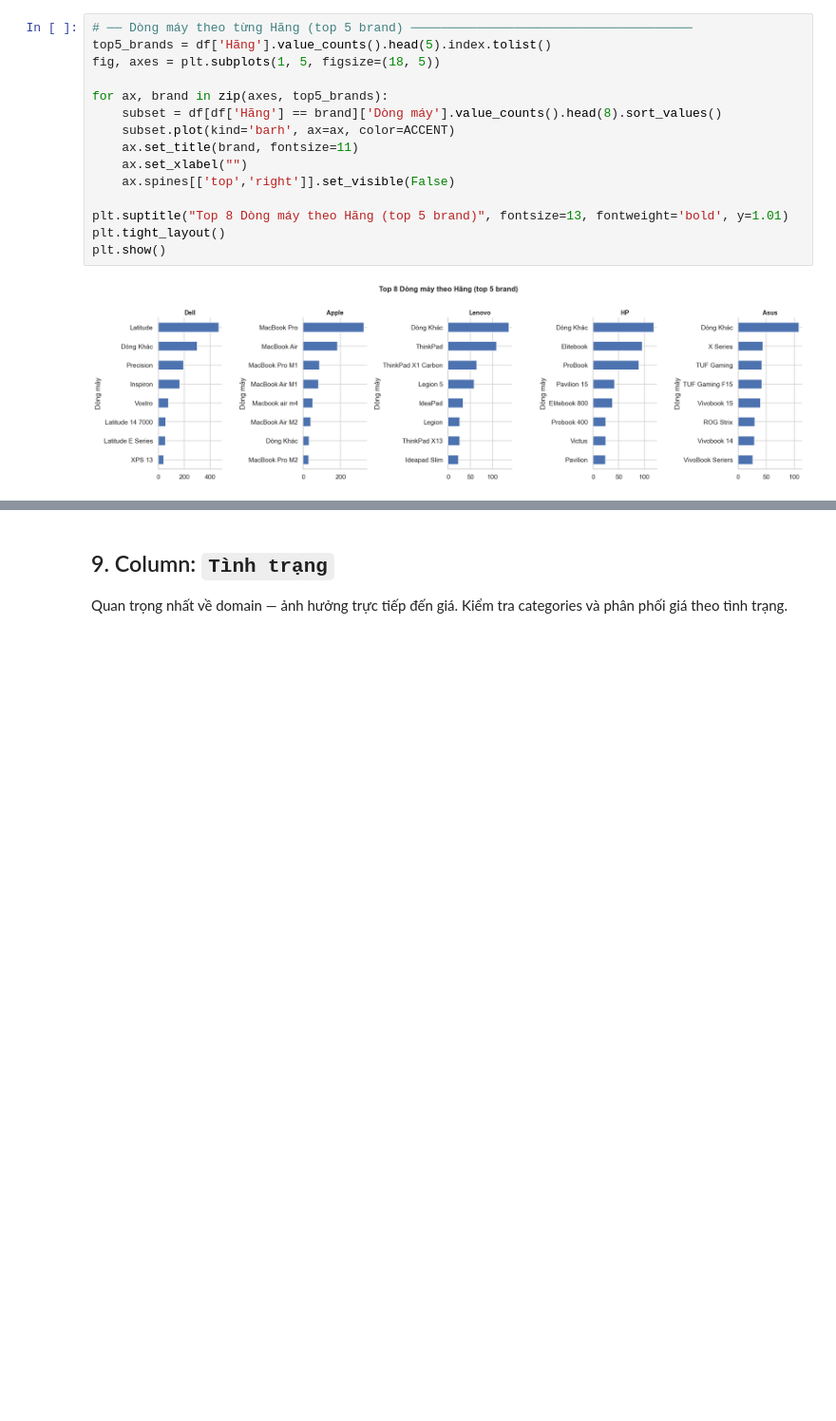
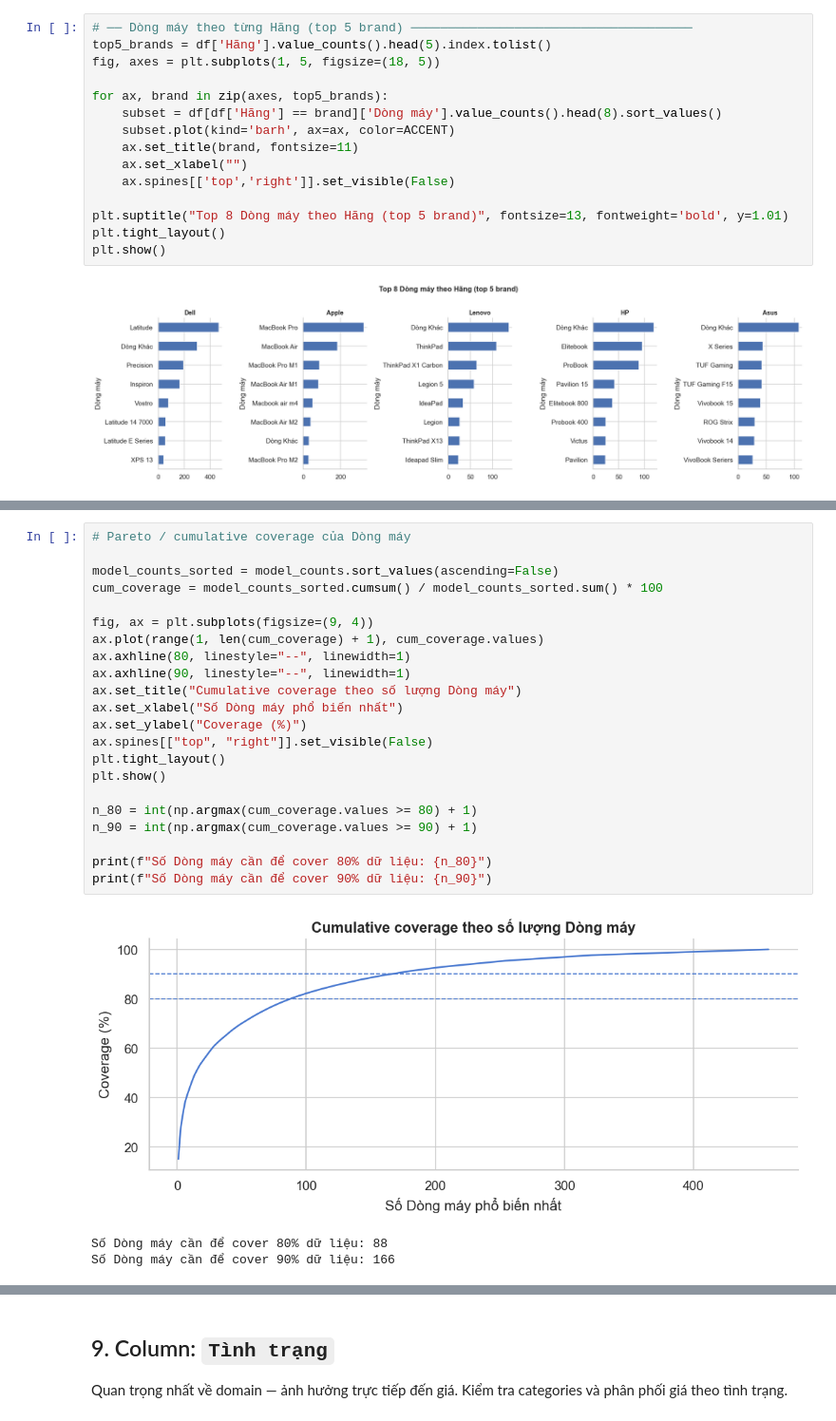
Before and after one commit to thisYui/Laptop-Price-Prediction, a Jupyter notebook: notebooks/data/01a_chotot_inspection.ipynb, the cells around one changed output, grey strips where cells are left out. Shown at 95% size. Drawn from its saved outputs; the diff is of its cells as text; blank space fills up the shorter version.

```diff
--- a/notebooks/data/01a_chotot_inspection.ipynb
+++ b/notebooks/data/01a_chotot_inspection.ipynb
@@ -1799,0 +1917,26 @@ plt.show()
+# %%
+# Pareto / cumulative coverage của Dòng máy
+
+model_counts_sorted = model_counts.sort_values(ascending=False)
+cum_coverage = model_counts_sorted.cumsum() / model_counts_sorted.sum() * 100
+
+fig, ax = plt.subplots(figsize=(9, 4))
+ax.plot(range(1, len(cum_coverage) + 1), cum_coverage.values)
+ax.axhline(80, linestyle="--", linewidth=1)
+ax.axhline(90, linestyle="--", linewidth=1)
+ax.set_title("Cumulative coverage theo số lượng Dòng máy")
+ax.set_xlabel("Số Dòng máy phổ biến nhất")
+ax.set_ylabel("Coverage (%)")
+ax.spines[["top", "right"]].set_visible(False)
+plt.tight_layout()
+plt.show()
+
+n_80 = int(np.argmax(cum_coverage.values >= 80) + 1)
+n_90 = int(np.argmax(cum_coverage.values >= 90) + 1)
+
+print(f"Số Dòng máy cần để cover 80% dữ liệu: {n_80}")
+print(f"Số Dòng máy cần để cover 90% dữ liệu: {n_90}")
+# %% [output]
+[figure, added]
+Số Dòng máy cần để cover 80% dữ liệu: 88
+Số Dòng máy cần để cover 90% dữ liệu: 166
```
Also changed, not shown: parts of 52 cells of this notebook.
